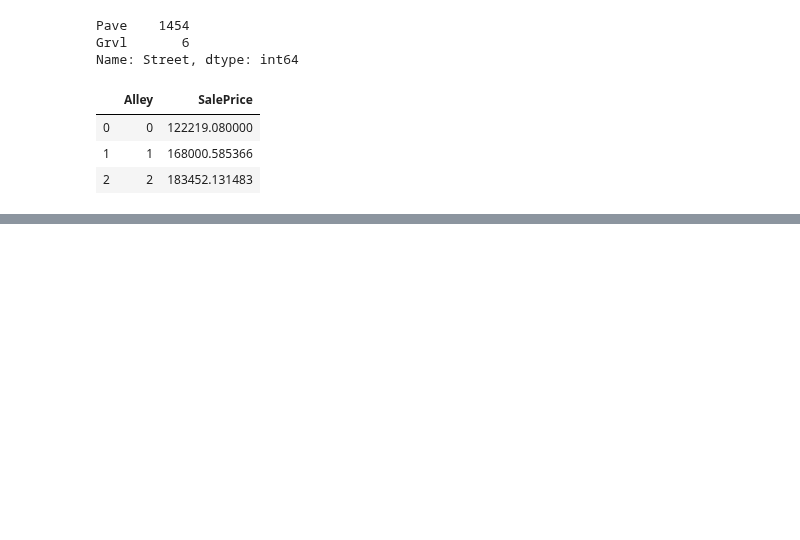
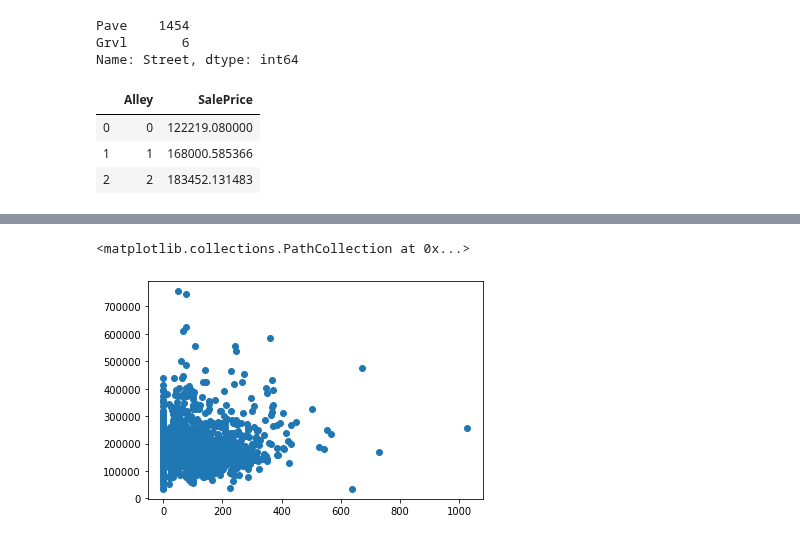
Before and after one commit to MasatoraAtarashi/Kaggle, a Jupyter notebook: house-prise/sandbox-feature-engineerring.ipynb, the cells around one changed output, grey strips where cells are left out. Cells and saved outputs as stored; diff of their text form; code cells hidden in the pictures; blank space fills up the shorter version.

```diff
--- a/house-prise/sandbox-feature-engineerring.ipynb
+++ b/house-prise/sandbox-feature-engineerring.ipynb
@@ -216,0 +232,9 @@ train_df[['Alley', 'SalePrice']].groupby(['Alley'], as_index=False).mean()
+# %%
+for dataset in combine:
+    dataset['Porch'] = dataset['OpenPorchSF'] + dataset['EnclosedPorch'] + dataset['3SsnPorch'] + dataset['ScreenPorch']
+
+# train_df[['Porch', 'SalePrice']].groupby(['Porch'], as_index=False).mean()
+plt.scatter(train_df["Porch"], train_df["SalePrice"])
+# %% [output]
+<matplotlib.collections.PathCollection at 0x...>
+[figure, added]
```
Also changed, not shown: parts of 19 cells of this notebook, 2 other files.
